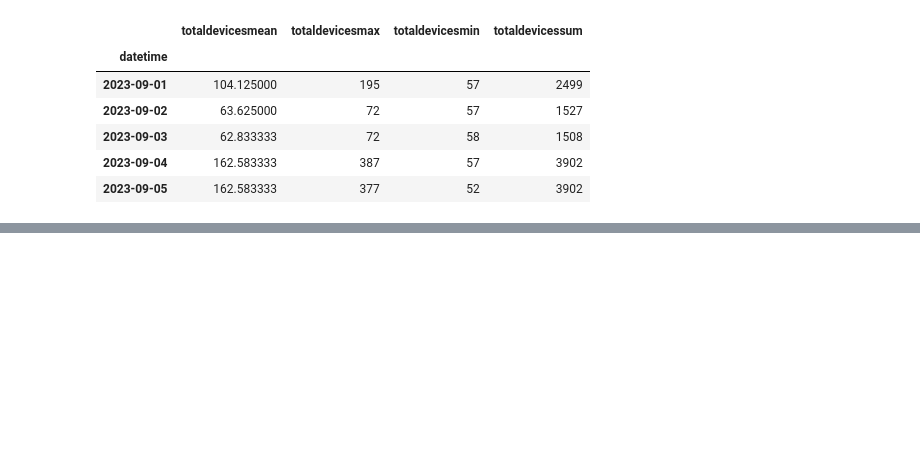
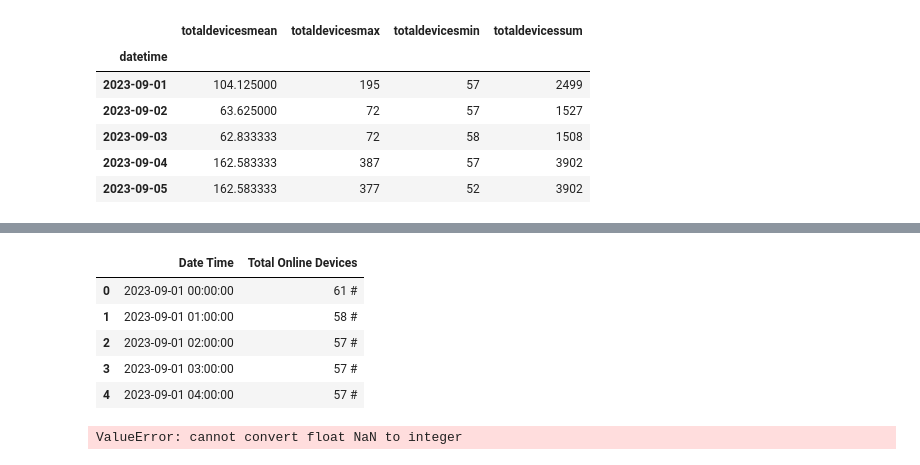
Before and after one commit to Catalin246/cupola-xs, a Jupyter notebook: model/LSTM.ipynb, the cells around one changed output, grey strips where cells are left out. Cells and saved outputs as stored; diff of their text form; code cells hidden in the pictures; blank space fills up the shorter version.

```diff
--- a/model/LSTM.ipynb
+++ b/model/LSTM.ipynb
@@ -946,0 +960,21 @@ model.save("wifidata_model.h5")
+# %%
+from datetime import datetime
+def convert_to_datetime(row):
+    datetime_string = row.split(" - ")[0]
+    datetime_format = "%d-%m-%Y %H:%M:%S"
+    return datetime.strptime(datetime_string, datetime_format)
+# %%
+wifi_data['Date Time'] = wifi_data['Date Time'].apply(convert_to_datetime)
+# %%
+wifi_data.head()
+# %% [output]
+|  | Date Time | Total Online Devices |
+| 0 | 2023-09-01 00:00:00 | 61 # |
+| 1 | 2023-09-01 01:00:00 | 58 # |
+| 2 | 2023-09-01 02:00:00 | 57 # |
+| 3 | 2023-09-01 03:00:00 | 57 # |
+| 4 | 2023-09-01 04:00:00 | 57 # |
+# %%
+wifi_data['Total Online Devices'] = wifi_data['Total Online Devices'].str.replace('#','').astype(int)
+# %% [output]
+ValueError: cannot convert float NaN to integer
```
Also changed, not shown: parts of 11 cells of this notebook, 1 other file.
